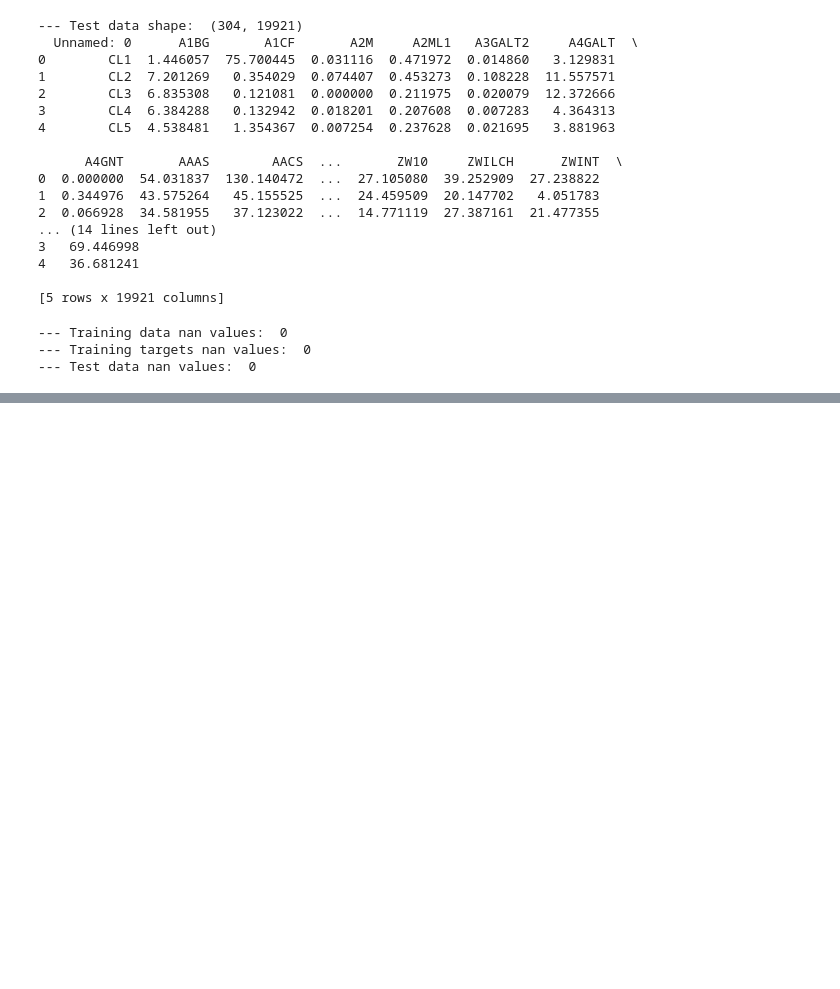
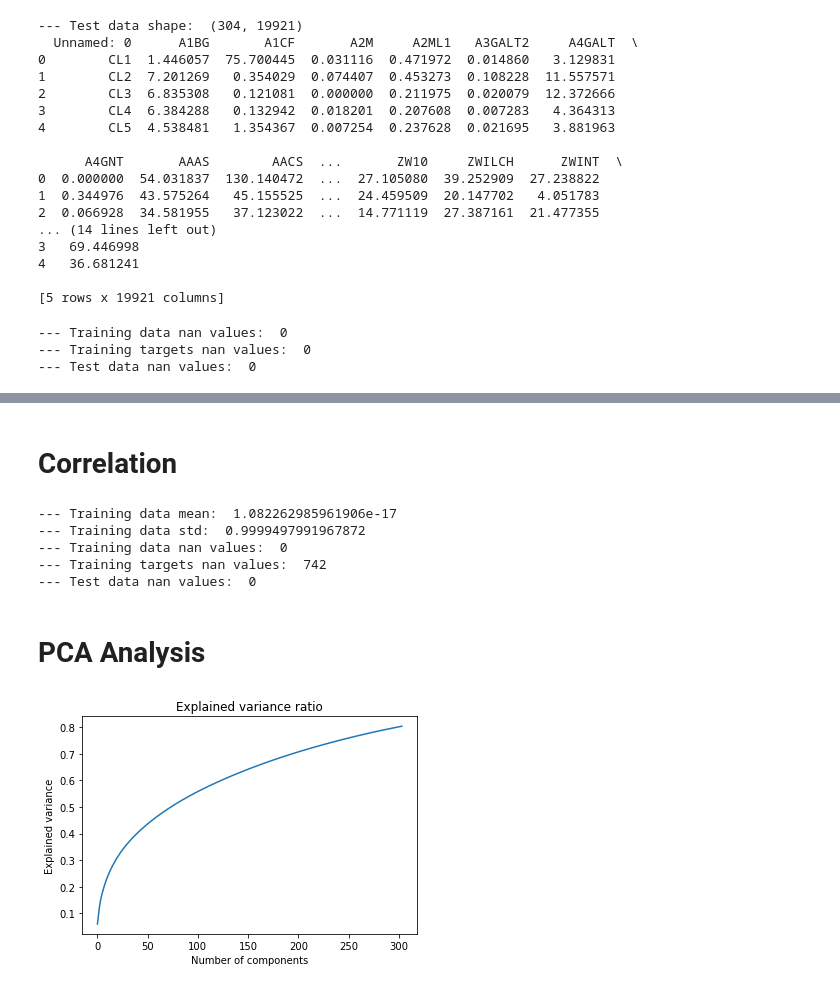
Before and after one commit to oskarboesch/ml-project-2-lol-ml, a Jupyter notebook: src/notebooks/data_exploration.ipynb, the cells around one changed output, grey strips where cells are left out. Saved outputs shown, nothing was run; the diff lists cells and outputs as text; code cells hidden in the pictures; blank space fills up the shorter version.

Commit message:
data exploration

```diff
--- a/src/notebooks/data_exploration.ipynb
+++ b/src/notebooks/data_exploration.ipynb
@@ -113,3 +111,26 @@ In drug testing, various concentrations of a drug (like Erlotinib, in this case)
 
 - **Higher AAC values**: These suggest a stronger response, meaning the drug is more effective in inhibiting cell growth at lower concentrations.
 - **Lower AAC values**: These imply a weaker response, indicating that higher drug concentrations are needed to achieve cell inhibition.
+# %% [markdown]
+# Correlation
+# %%
+from src.utils.utils import load_data
+
+# Use the function
+data_train_proc, data_test_proc, data_train_targets_proc = load_data(raw = False)
+# %%
+# Vérifier si les données sont standardisées (moyenne = 0, écart-type = 1) pour chaque caractéristique
+print("--- Training data mean: ", data_train_proc.mean().mean())
+print("--- Training data std: ", data_train_proc.std().mean())
+# Check for nan values
+print("--- Training data nan values: ", data_train_proc.isna().sum().sum())
+print("--- Training targets nan values: ", data_train_targets_proc.isna().sum().sum())
+print("--- Test data nan values: ", data_test_proc.isna().sum().sum())
+# %% [output]
+--- Training data mean:  1.082262985961906e-17
+--- Training data std:  0.9999497991967872
+--- Training data nan values:  0
+--- Training targets nan values:  742
+--- Test data nan values:  0
+# %% [markdown]
+# PCA Analysis
@@ -115,0 +141,14 @@ In drug testing, various concentrations of a drug (like Erlotinib, in this case)
+# %%
+# Create a PCA object
+pca = PCA(n_components=304)
+pca.fit(data_train_proc)
+# Get the explained variance ratio
+explained_variance_ratio = pca.explained_variance_ratio_
+# plot the explained variance ratio
+plt.plot(np.cumsum(explained_variance_ratio))
+plt.xlabel('Number of components')
+plt.ylabel('Explained variance')
+plt.title('Explained variance ratio')
+plt.show()
+# %% [output]
+[figure, added]
```
Also changed, not shown: parts of 6 cells of this notebook, 2 other files.
